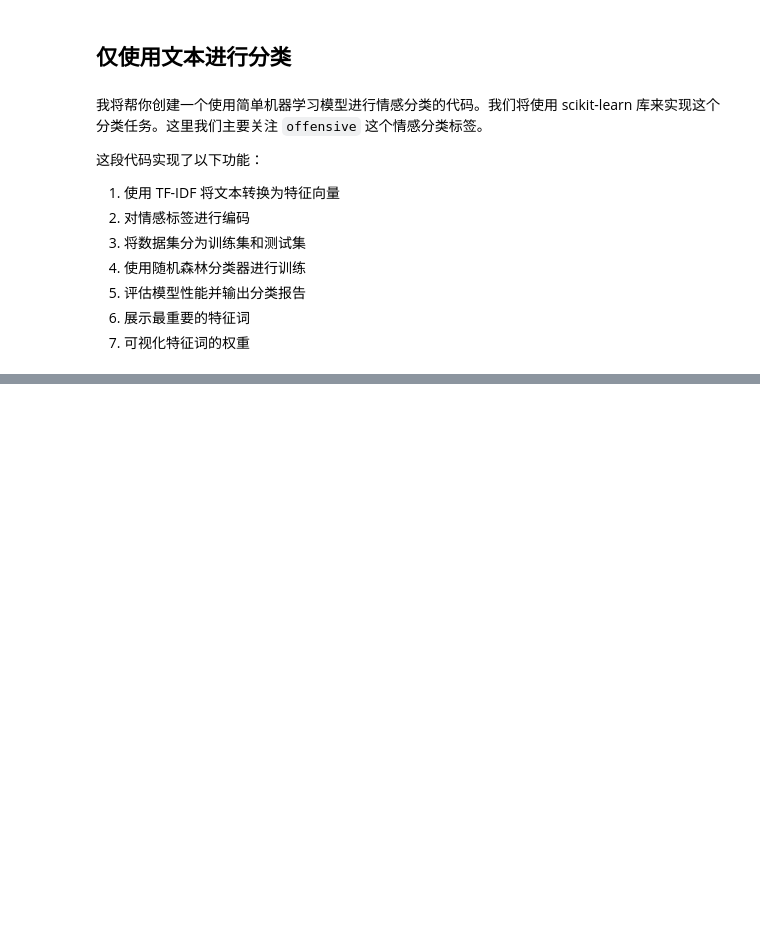
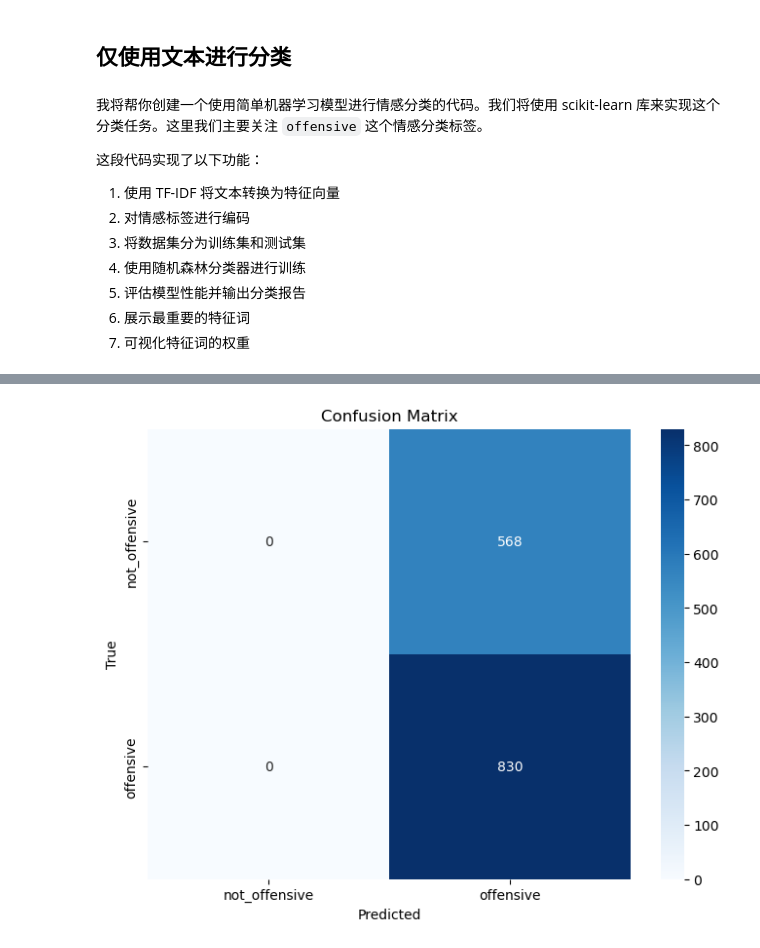
Before and after one commit to molanhand/Multimodal_LLM, a Jupyter notebook: MemotionDataset7K/data_process.ipynb, the cells around one changed output, grey strips where cells are left out. Saved outputs shown, nothing was run; the diff lists cells and outputs as text; code cells hidden in the pictures; blank space fills up the shorter version.

```diff
--- a/MemotionDataset7K/data_process.ipynb
+++ b/MemotionDataset7K/data_process.ipynb
@@ -56,3 +57,8 @@ Labels preview:
 2    not_sarcastic   not_offensive  not_motivational          positive
 3  twisted_meaning  very_offensive      motivational          positive
 4     very_twisted  very_offensive  not_motivational           neutral
+# %%
+# 去除缺失值
+df_labels = df_labels.dropna(subset=["text_corrected", "offensive"])
+df_labels["text_corrected"] = df_labels["text_corrected"].astype(str)
+print(df_labels.shape)
@@ -138,0 +158,8 @@ warnings.filterwarnings("ignore")
+# %%
+def merge_offensive(label):
+    if label in ["slight", "very_offensive",'hateful_offensive']:
+        return "offensive"
+    else:
+        return "not_offensive"
+# 合并标签
+df_labels['merge_offensive'] = df_labels['offensive'].apply(merge_offensive)
@@ -194,0 +239,80 @@ very_positive       0.12      0.01      0.03       214
+# %%
+# 使用text_corrected作为特征
+X = df_labels['text_corrected'].fillna('').apply(preprocess_text)# 填充缺失值
+y = df_labels['merge_offensive'] # 目标变量
+
+# 标签编码
+le = LabelEncoder()
+y_encoded = le.fit_transform(y)
+
+# 文本特征提取
+vectorizer = TfidfVectorizer(max_features=5000)
+X_tfidf = vectorizer.fit_transform(X)
+
+# 划分训练集和测试集
+X_train, X_test, y_train, y_test = train_test_split(
+    X_tfidf, y_encoded, test_size=0.2, random_state=42
+)
+
+# 定义多个分类器
+classifiers = {
+    'Random Forest': RandomForestClassifier(random_state=42),
+    'Logistic Regression': LogisticRegression(random_state=42),
+    'Linear SVC': LinearSVC(random_state=42),
+    'Naive Bayes': MultinomialNB()
+}
+
+# 对每个分类器进行交叉验证
+print("交叉验证结果:")
+for name, clf in classifiers.items():
+    scores = cross_val_score(clf, X_tfidf, y_encoded, cv=5)
+    print(f"{name}: 平均准确率 = {scores.mean():.3f} (+/- {scores.std() * 2:.3f})")
+
+# 使用网格搜索优化随机森林参数
+param_grid = {
+    'n_estimators': [100, 200],
+    'max_depth': [10, 20, None],
+    'min_samples_split': [2, 5]
+}
+
+grid_search = GridSearchCV(
+    RandomForestClassifier(random_state=42),
+    param_grid,
+    cv=5,
+    n_jobs=-1
+)
+
+grid_search.fit(X_train, y_train)
+print("\n最佳参数:", grid_search.best_params_)
+
+# 使用最佳参数的模型
+best_rf = grid_search.best_estimator_
+y_pred = best_rf.predict(X_test)
+
+# 打印分类报告
+print("\n优化后的分类报告：")
+print(classification_report(y_test, y_pred, target_names=le.classes_))
+
+# 绘制混淆矩阵
+plt.figure(figsize=(8, 6))
+cm = confusion_matrix(y_test, y_pred)
+sns.heatmap(cm, annot=True, fmt='d', cmap='Blues',
+            xticklabels=le.classes_,
+            yticklabels=le.classes_)
+plt.title('Confusion Matrix')
+plt.xlabel('Predicted')
+plt.ylabel('True')
+plt.show()
+
+# 特征重要性可视化
+feature_importance = pd.DataFrame({
+    'feature': vectorizer.get_feature_names_out(),
+    'importance': best_rf.feature_importances_
+})
+top_features = feature_importance.nlargest(10, 'importance')
+
+plt.figure(figsize=(10, 6))
+sns.barplot(data=top_features, x='importance', y='feature')
+plt.title('Top 10 Most Important Features')
+plt.show()
+# %% [output]
@@ -194,0 +336 @@ very_positive       0.12      0.01      0.03       214
+[figure, added]
```
Also changed, not shown: parts of 12 cells of this notebook.
